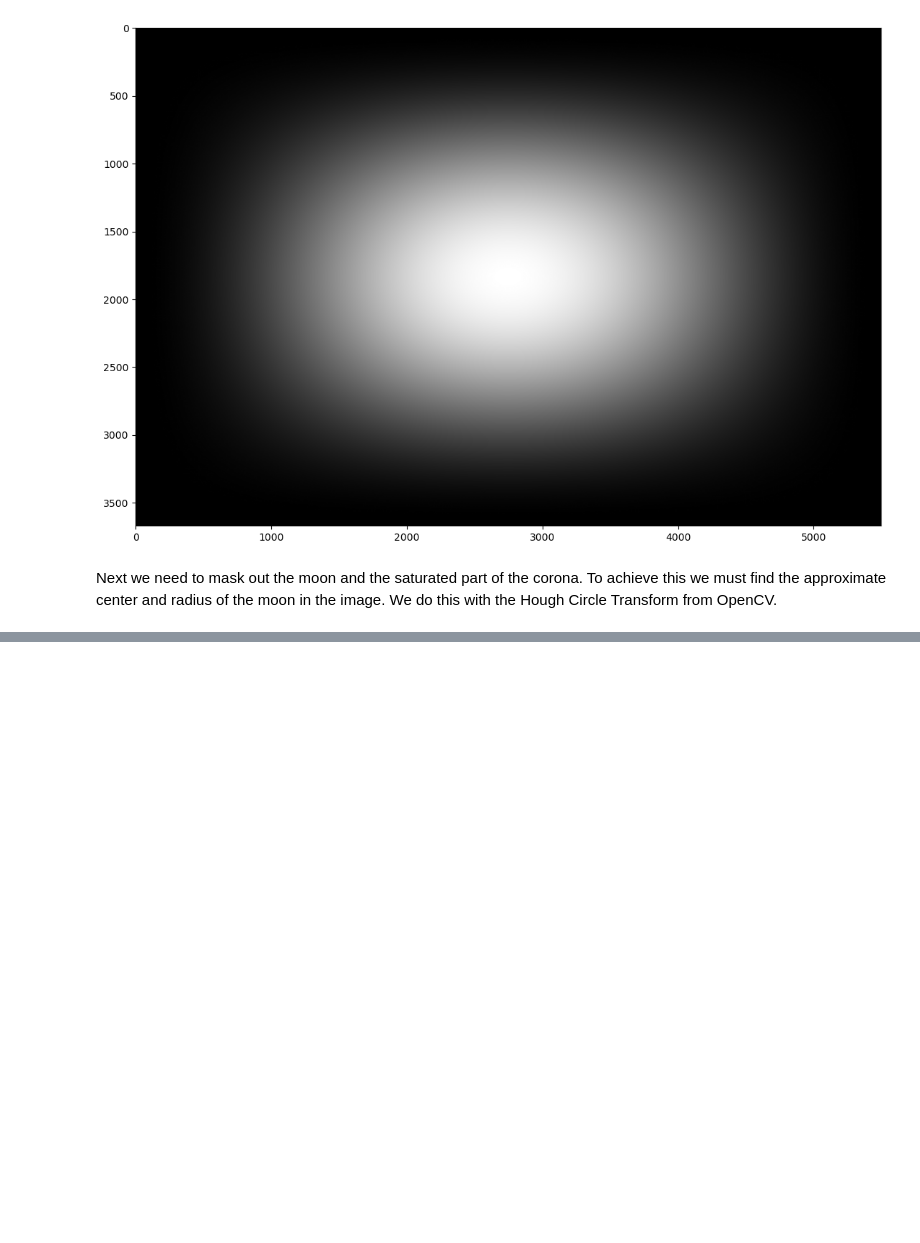
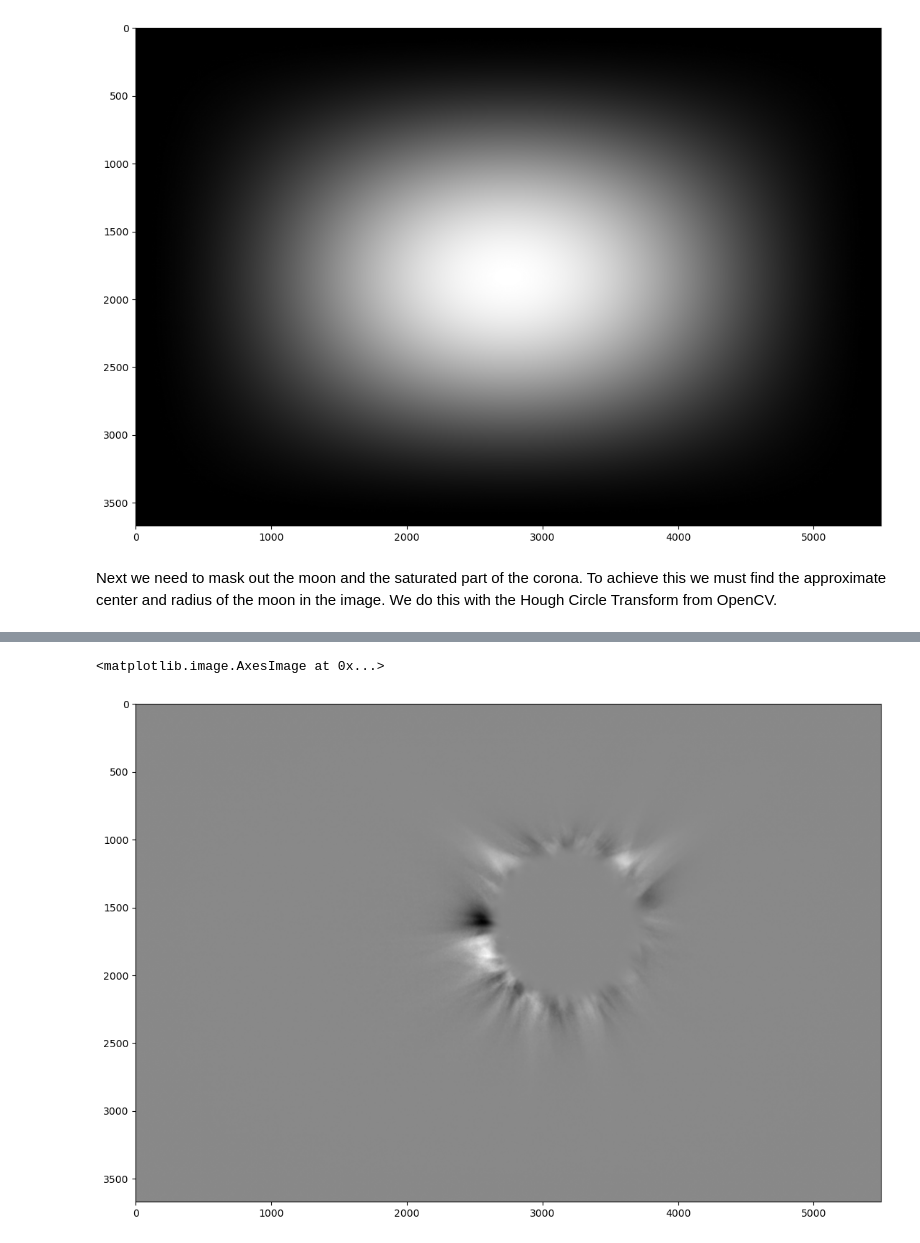
Before and after one commit to naavis/eclipsetools, a Jupyter notebook: notebooks/phase-correlation-basics.ipynb, the cells around one changed output, grey strips where cells are left out. Saved outputs shown, nothing was run; the diff lists cells and outputs as text; code cells hidden in the pictures; blank space fills up the shorter version.

```diff
--- a/notebooks/phase-correlation-basics.ipynb
+++ b/notebooks/phase-correlation-basics.ipynb
@@ -65,0 +76,47 @@ plt.imshow(moon_mask * window, cmap='gray', vmin=0, vmax=1)
+# %%
+def rotational_blur(
+    image: np.ndarray,
+    num_steps: int,
+    max_angle: float,
+    center: tuple = None
+) -> np.ndarray:
+    """
+    Apply a rotational blur to a grayscale image using rotation stacking.
+
+    Parameters:
+        image (np.ndarray): Input grayscale image (2D array).
+        num_steps (int): Number of rotated images to average.
+        max_angle (float): Maximum rotation angle in degrees (blur extent).
+        center (tuple): (x, y) coordinates of the rotation center.
+                        If None, defaults to image center.
+
+    Returns:
+        np.ndarray: Blurred image.
+    """
+    assert image.ndim == 2, "Input image must be grayscale (2D array)."
+
+    h, w = image.shape
+    if center is None:
+        center = (w / 2, h / 2)
+
+    accumulator = np.zeros_like(image, dtype=np.float32)
+    angles = np.linspace(-max_angle, max_angle, num_steps)
+
+    for angle in angles:
+        M = cv2.getRotationMatrix2D(center, angle, 1.0)
+        rotated = cv2.warpAffine(
+            image, M, (w, h),
+            flags=cv2.INTER_LINEAR,
+            borderMode=cv2.BORDER_REFLECT
+        )
+        accumulator += rotated.astype(np.float32)
+
+    blurred = np.clip(accumulator / num_steps, 0.0, 1.0).astype(np.float32)
+    return blurred
+
+rot_angle = 16.0
+hp_image = lp_image - rotational_blur(lp_image, num_steps=int(rot_angle * 4), max_angle=rot_angle, center=(found_circle[0], found_circle[1]))
+plt.imshow(combined_mask * hp_image, cmap='gray')
+# %% [output]
+<matplotlib.image.AxesImage at 0x...>
+[figure, added]
```
Also changed, not shown: parts of 4 cells of this notebook.
